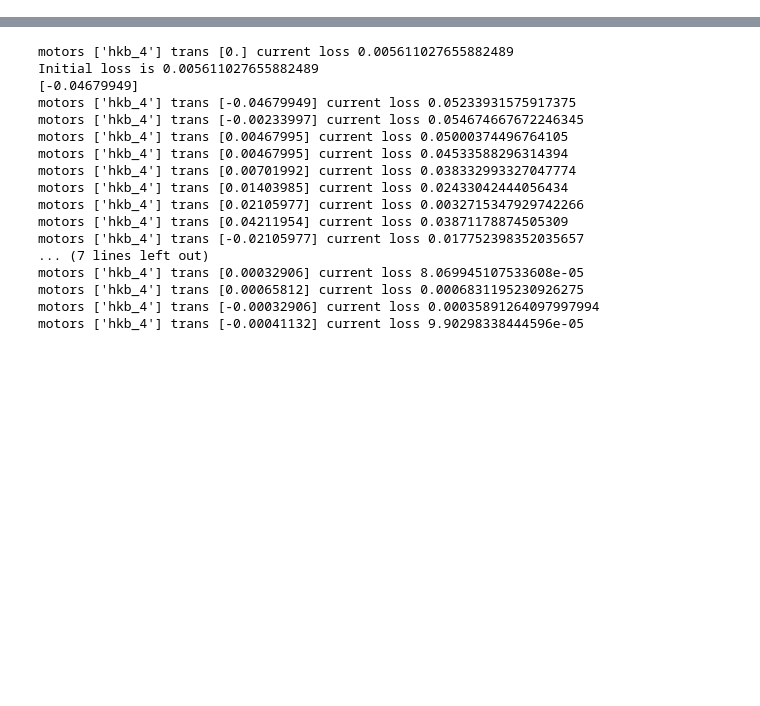
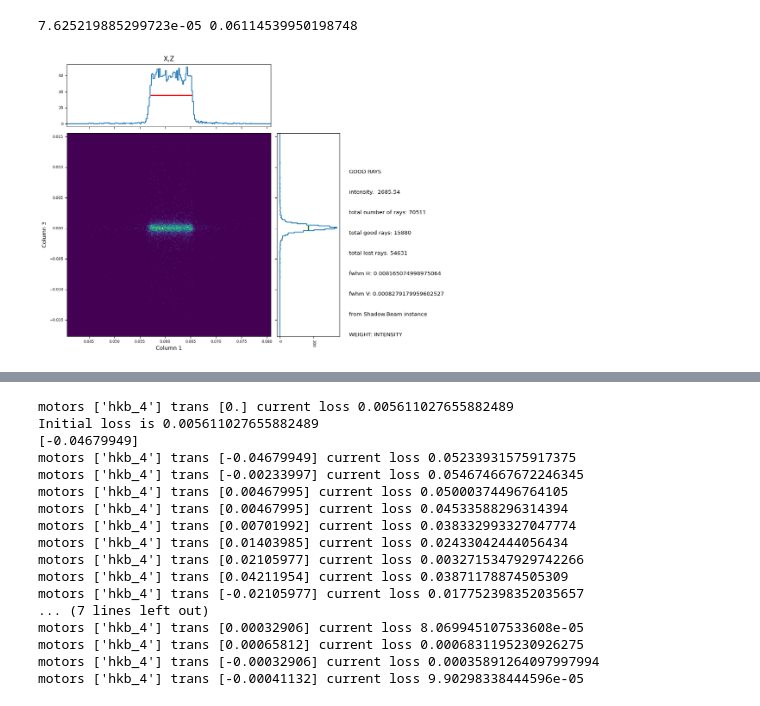
Before and after one commit to AI-ML-at-APS/AI-ML_Control_System, a Jupyter notebook: work_directory/jupyter/hkb_4_opt_test.ipynb, the cells around one changed output, grey strips where cells are left out. Cells and saved outputs as stored; diff of their text form; code cells hidden in the pictures; blank space fills up the shorter version.

```diff
--- a/work_directory/jupyter/hkb_4_opt_test.ipynb
+++ b/work_directory/jupyter/hkb_4_opt_test.ipynb
@@ -48,0 +53,10 @@ motors ['hkb_4'] trans 0.0 current loss 0.00012559180498945252
+# %%
+initial_translation = np.random.uniform(-0.14, 0.14)
+movers.moveMotors(focusing_system, move_motors, initial_translation, movement='absolute')
+centroid_new, out_beam_new, *_ = opt_common.getCentroidDistance(focusing_system, random_seed=DEFAULT_RANDOM_SEED)
+
+print(centroid, centroid_new)
+_ = plot_shadow_beam_spatial_distribution(out_beam_new)
+# %% [output]
+7.625219885299723e-05 0.06114539950198748
+[figure, added]
```
Also changed, not shown: parts of 9 cells of this notebook, 4 other files.
